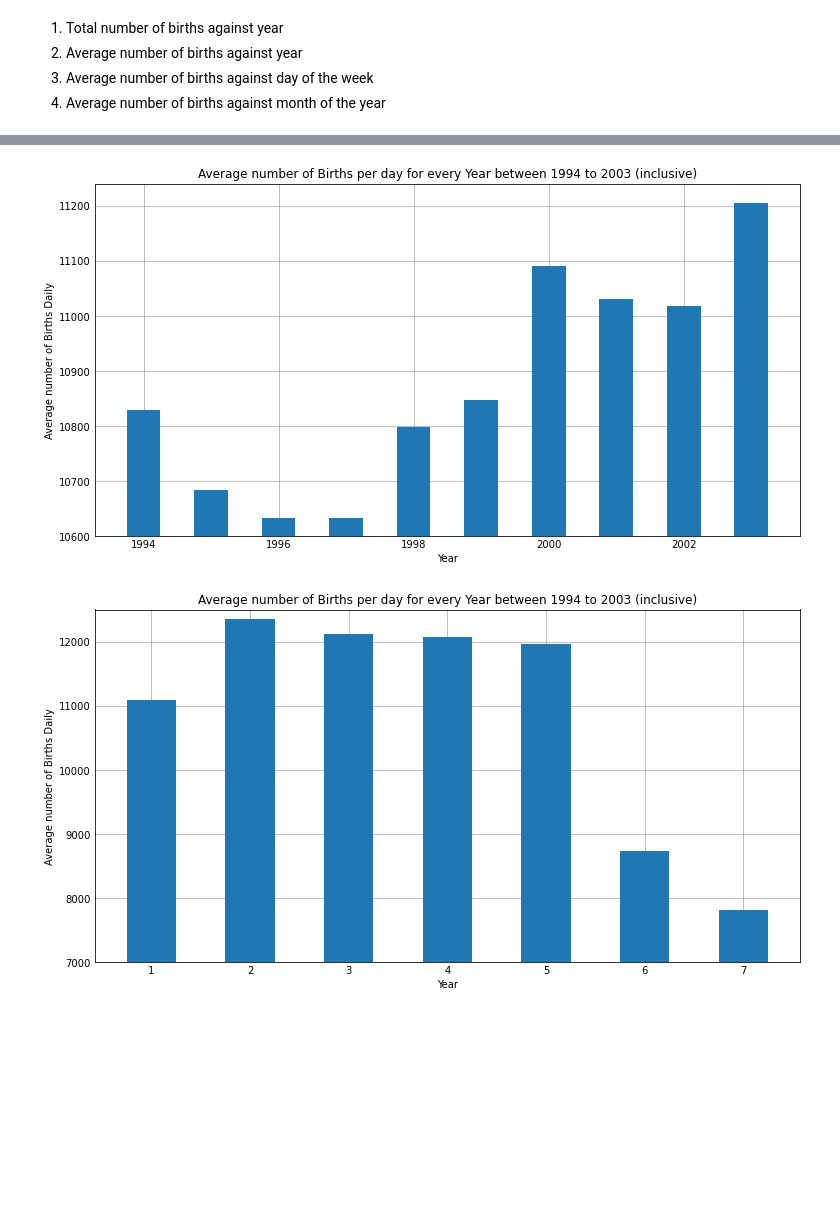
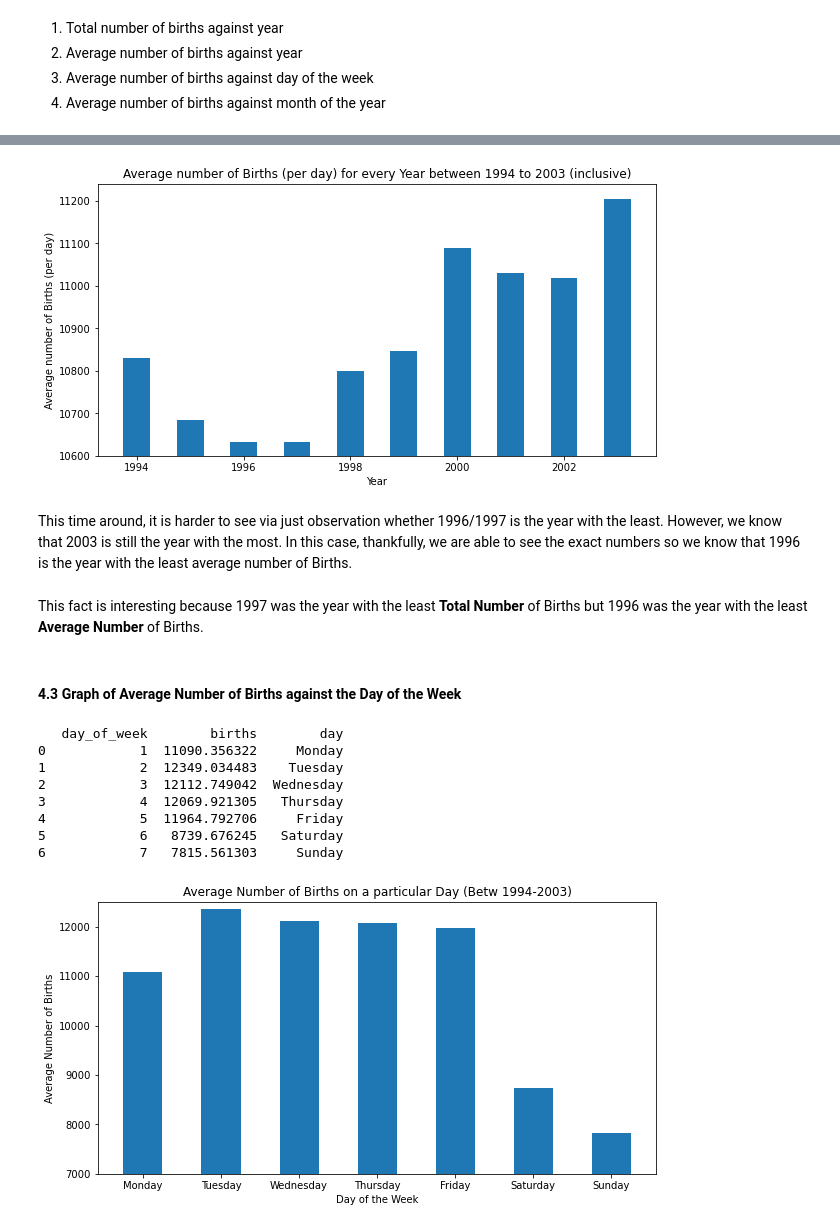
Before and after one commit to sunroofgod/data_visualisation, a Jupyter notebook: main.ipynb, the cells around one changed output, grey strips where cells are left out. Drawn from its saved outputs; the diff is of its cells as text; code cells hidden in the pictures; blank space fills up the shorter version.

```diff
--- a/main.ipynb
+++ b/main.ipynb
@@ -112,6 +153,6 @@ Therefore, we need to split the original dataset into seperate datasets
 # %%
-def plot_bargraph(dataset: pd.DataFrame, x_axis: str, y_axis: str, y_lim: list[int], labels: list[str]) -> None:
-    plt.bar(dataset[x_axis], dataset[y_axis], width = 0.5)
+def plot_bargraph(dataset: pd.DataFrame, x_axis: str, y_axis: str, y_lim: list[int], labels: list[str], width: float=0.5) -> None:
+    plt.bar(dataset[x_axis], dataset[y_axis], width)
     plt.ylim(y_lim)
     plt.xlabel(labels[0])
     plt.ylabel(labels[1])
@@ -135,18 +215,41 @@ plot_bargraph(graph2,
         'year',
         'births',
         [10600, 11240],
-        ['Year','Average number of Births Daily', 'Average number of Births per day for every Year between 1994 to 2003 (inclusive)']
+        ['Year','Average number of Births (per day)', 'Average number of Births (per day) for every Year between 1994 to 2003 (inclusive)']
         )
 # %% [output]
-[figure, old version]
+[figure, new version]
+# %% [markdown]
+This time around, it is harder to see via just observation whether 1996/1997 is the year with the least. However, we know that 2003 is still the year with the most.
+</br> In this case, thankfully, we are able to see the exact numbers so we know that 1996 is the year with the least average number of Births.
+# %% [markdown]
+This fact is interesting because 1997 was the year with the least **Total Number** of Births but 1996 was the year with the least **Average Number** of Births.
+# %% [markdown]
+#### 4.3 Graph of Average Number of Births against the Day of the Week
+# %%
+# We create a new dataframe that contains the average number of births for the corresponding day of the week
+graph3 = births_df.groupby(['day_of_week'])['births'].mean().reset_index()
+
+# We add a new column denoting the actual Names for the day of the week as opposed to integer values so that it is clearer when visualised.
+graph3['day'] = ['Monday', 'Tuesday', 'Wednesday', 'Thursday', 'Friday', 'Saturday', 'Sunday']
+
+print(graph3)
+# %% [output]
+   day_of_week        births        day
+0            1  11090.356322     Monday
+1            2  12349.034483    Tuesday
+2            3  12112.749042  Wednesday
+3            4  12069.921305   Thursday
+4            5  11964.792706     Friday
+5            6   8739.676245   Saturday
+6            7   7815.561303     Sunday
 # %%
-graph2 = births_df.groupby(['day_of_week'])['births'].mean().reset_index()
 fig = plt.figure(figsize = (10, 5))
-plot_bargraph(graph2,
-        'day_of_week',
+plot_bargraph(graph3,
+        'day',
         'births',
         [7000,12500],
-        ['Year','Average number of Births Daily', 'Average number of Births per day for every Year between 1994 to 2003 (inclusive)'],
+        ['Day of the Week','Average Number of Births', 'Average Number of Births on a particular Day (Betw 1994-2003)'],
         )
 # %% [output]
-[figure, old version]
+[figure, new version]
```
Also changed, not shown: parts of 35 cells of this notebook.
